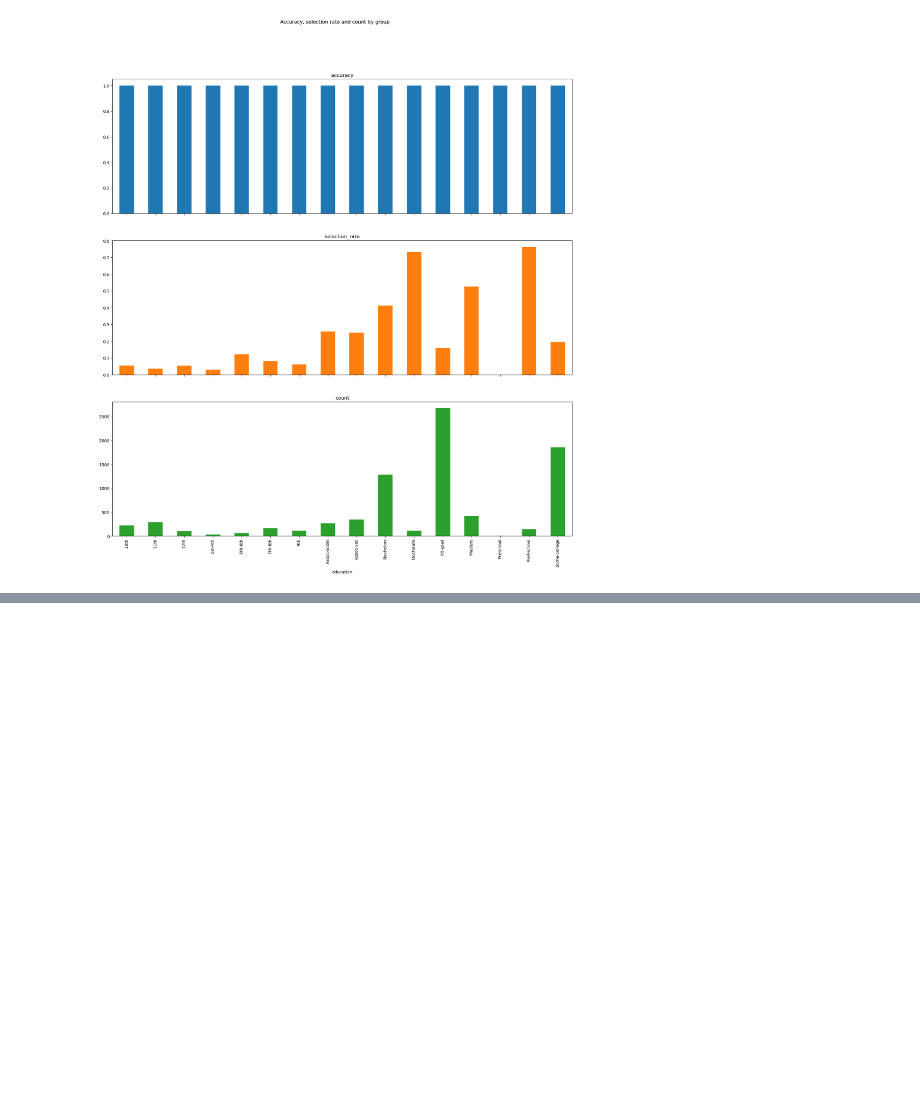
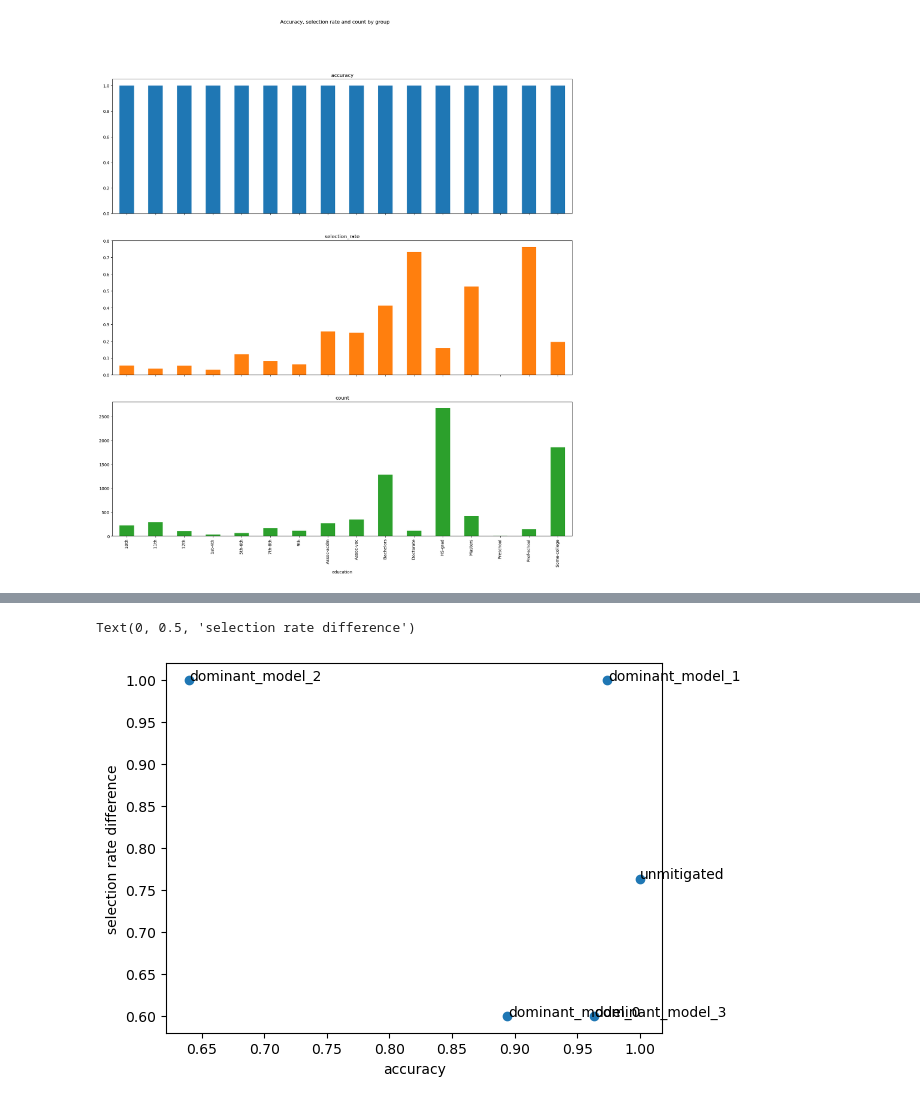
Before and after one commit to RomeroRomeroMartin/txai_project, a Jupyter notebook: TAI.ipynb, the cells around one changed output, grey strips where cells are left out. Drawn from its saved outputs; the diff is of its cells as text; code cells hidden in the pictures; blank space fills up the shorter version.

```diff
--- a/TAI.ipynb
+++ b/TAI.ipynb
@@ -1026,0 +1083,32 @@ array([[<Axes: title={'center': 'accuracy'}, xlabel='education'>],
+# %%
+predictions = {"unmitigated": unmitigated_predictor.predict(X_test)}
+metric_frames = {"unmitigated": metric_frame}
+for i in range(len(non_dominated)):
+    key = "dominant_model_{0}".format(i)
+    predictions[key] = non_dominated[i].predict(X_test)
+
+    metric_frames[key] = MetricFrame(
+        metrics={
+            "accuracy": skm.accuracy_score,
+            "selection_rate": selection_rate,
+            "count": count,
+        },
+        sensitive_features=A_test,
+        y_true=Y_test,
+        y_pred=predictions[key],
+    )
+
+x = [metric_frame.overall["accuracy"] for metric_frame in metric_frames.values()]
+y = [
+    metric_frame.difference()["selection_rate"]
+    for metric_frame in metric_frames.values()
+]
+keys = list(metric_frames.keys())
+plt.scatter(x, y)
+for i in range(len(x)):
+    plt.annotate(keys[i], (x[i] + 0.0003, y[i]))
+plt.xlabel("accuracy")
+plt.ylabel("selection rate difference")
+# %% [output]
+Text(0, 0.5, 'selection rate difference')
+[figure, added]
```
Also changed, not shown: parts of 4 cells of this notebook, 3 other files.
